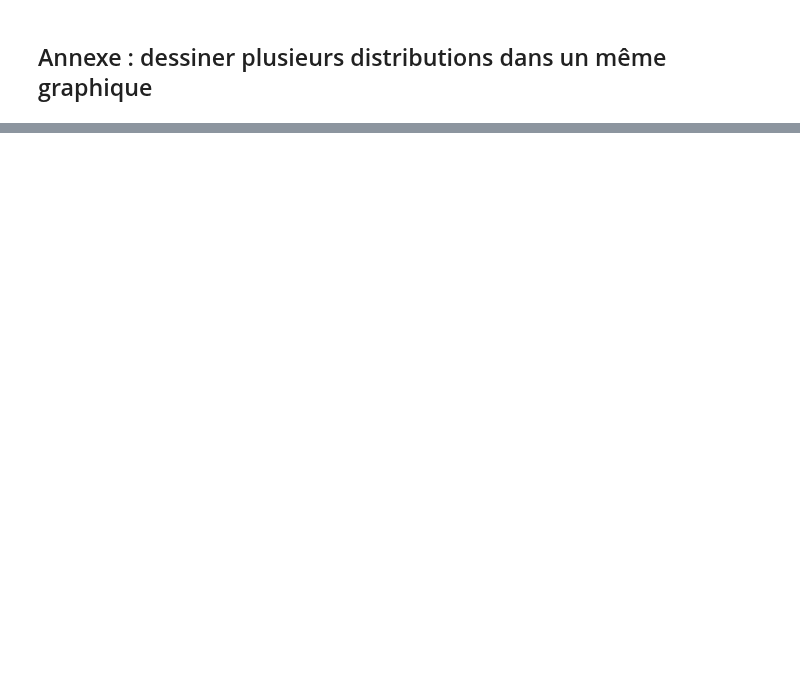
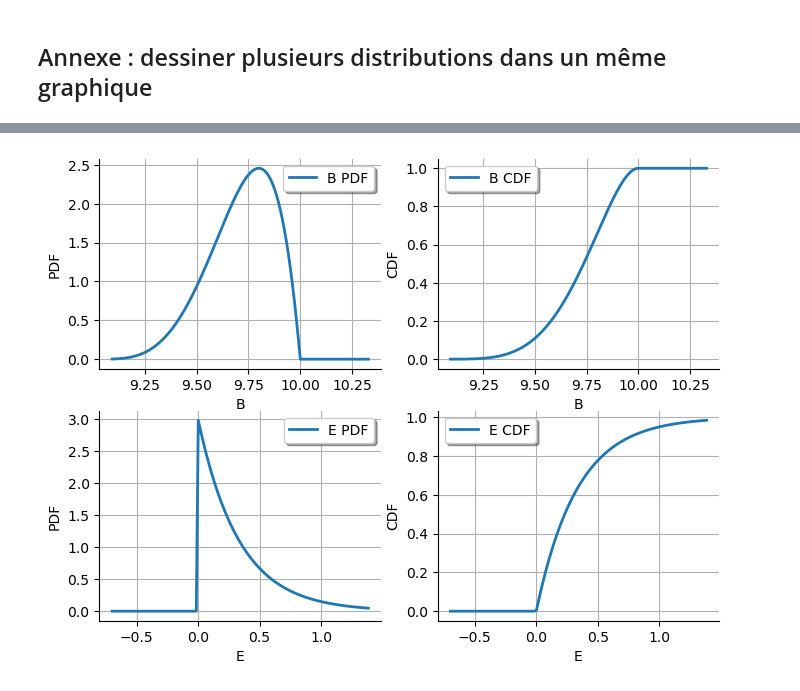
Before and after one commit to mbaudin47/otsupgalilee-eleve, a Jupyter notebook: 1-Intro-OT/Distributions.ipynb, the cells around one changed output, grey strips where cells are left out. Cells and saved outputs as stored; diff of their text form; code cells hidden in the pictures; blank space fills up the shorter version.

```diff
--- a/1-Intro-OT/Distributions.ipynb
+++ b/1-Intro-OT/Distributions.ipynb
@@ -248,0 +261,43 @@ _ = otv.View(grid, figure_kw={"figsize": (8.0, 6.0)})
+# %%
+def createGridFromGraphList(listOfGraphs, numberOfRows=2, numberOfColumns=None):
+    """
+    Create a GridLayout with given number of rows and columns
+
+    Parameters
+    ----------
+    listOfGraphs : list(ot.Graph)
+        The graphs.
+        The number of graphs must be lower or equal than the number of
+        grid cells, i.e. numberOfRows x numberOfColumns.
+    numberOfRows : int
+        The number of rows in the grid.
+    numberOfColumns : int
+        The number of columns in the grid.
+
+    Returns
+    -------
+    grid : ot.GridLayout(numberOfRows, numberOfColumns)
+        The grid of graphs.
+    """
+    numberOfGraphs = len(listOfGraphs)
+    if numberOfColumns is None:
+        numberOfColumns = math.ceil(numberOfGraphs / numberOfRows)
+    if numberOfGraphs > numberOfRows * numberOfColumns:
+        raise ValueError(
+            f"Number of graphs is {numberOfGraphs} "
+            f"but nb. rows = {numberOfRows} and nb. columns = {numberOfColumns}"
+        )
+    grid = ot.GridLayout(numberOfRows, numberOfColumns)
+    index = 0
+    for i in range(numberOfRows):
+        for j in range(numberOfColumns):
+            if index >= numberOfGraphs:
+                break
+            grid.setGraph(i, j, listOfGraphs[index])
+            index += 1
+    return grid
+# %%
+grid = createGridFromGraphList([myPDFBeta, myCDFBeta, myPDFExp, myCDFExp])
+_ = otv.View(grid, figure_kw={"figsize": (8.0, 6.0)})
+# %% [output]
+[figure, added]
```
Also changed, not shown: parts of 15 cells of this notebook, 5 other files.
